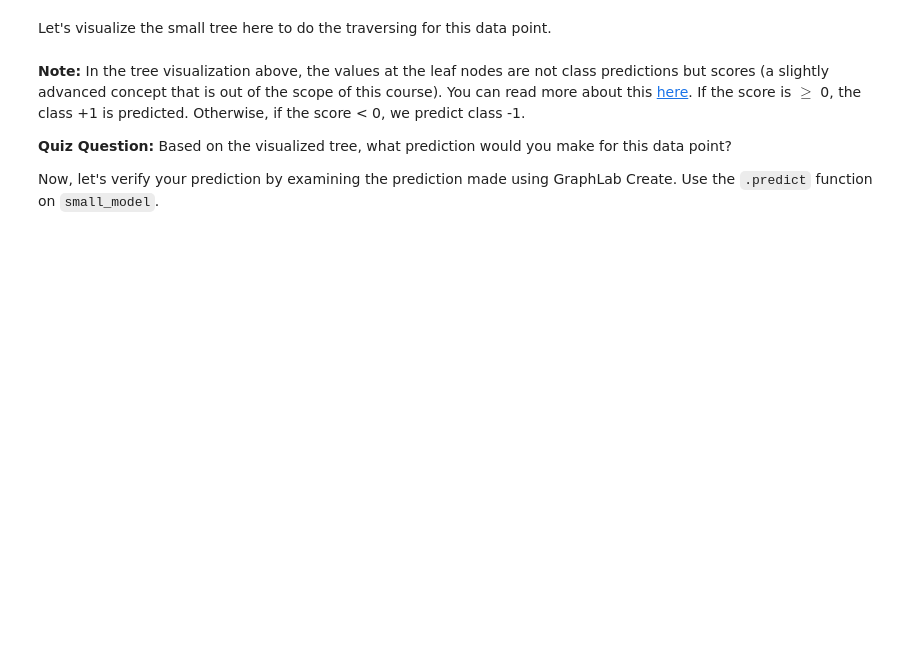
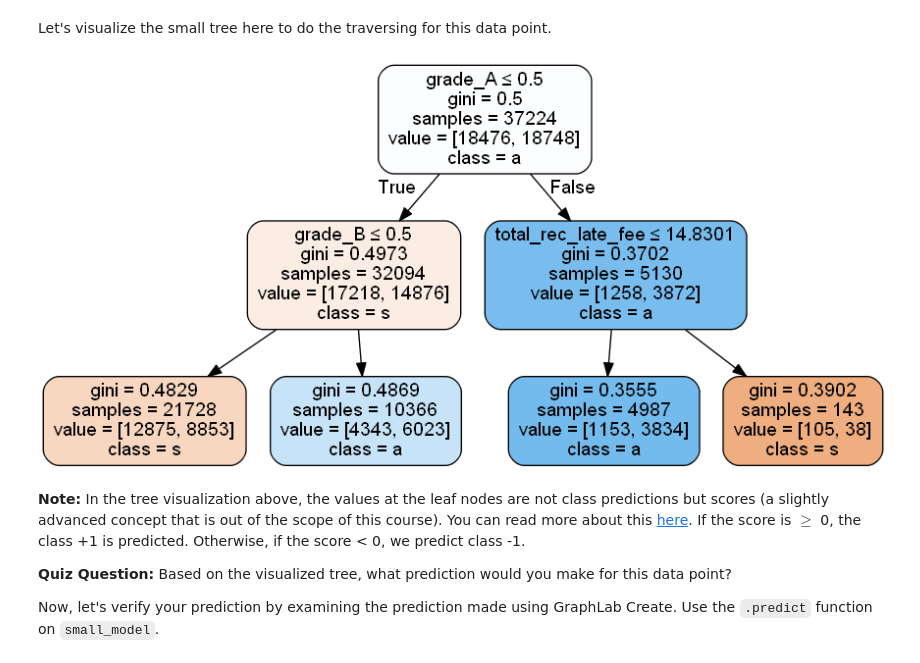
Before and after one commit to rguptabinary/MachineLearning, a Jupyter notebook: DecisionTree_Projects/SafeLoans/module-5-decision-tree-assignment-1.ipynb, the cells around one changed output. Cells and saved outputs as stored; diff of their text form; code cells hidden in the pictures; blank space fills up the shorter version.

```diff
--- a/DecisionTree_Projects/SafeLoans/module-5-decision-tree-assignment-1.ipynb
+++ b/DecisionTree_Projects/SafeLoans/module-5-decision-tree-assignment-1.ipynb
@@ -324,3 +359,7 @@ small_model.show(view="Tree")
+# %%
+Image(graph.create_png())
+# %% [output]
+[figure, added]
 # %% [markdown]
 **Note:** In the tree visualization above, the values at the leaf nodes are not class predictions but scores (a slightly advanced concept that is out of the scope of this course). You can read more about this [here](https://homes.cs.washington.edu/~tqchen/pdf/BoostedTree.pdf).  If the score is $\geq$ 0, the class +1 is predicted.  Otherwise, if the score < 0, we predict class -1.
 
```
Also changed, not shown: parts of 36 cells of this notebook.
